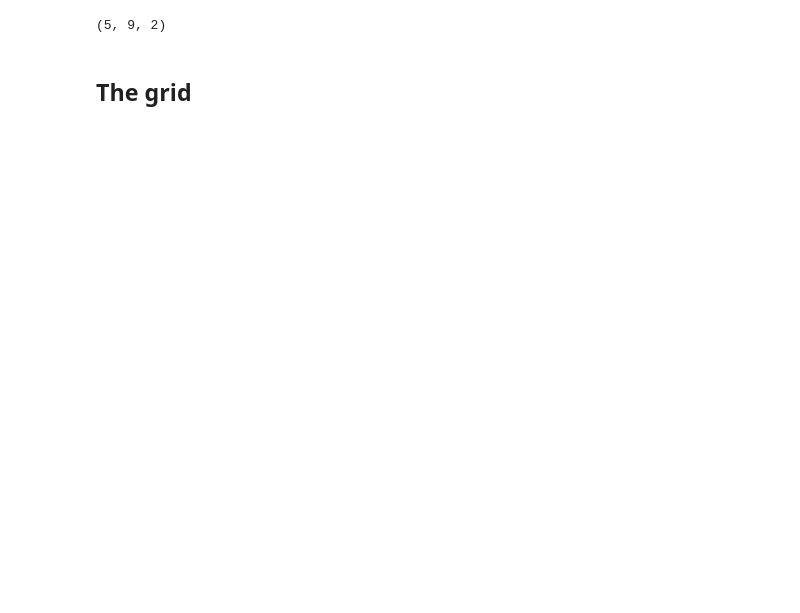
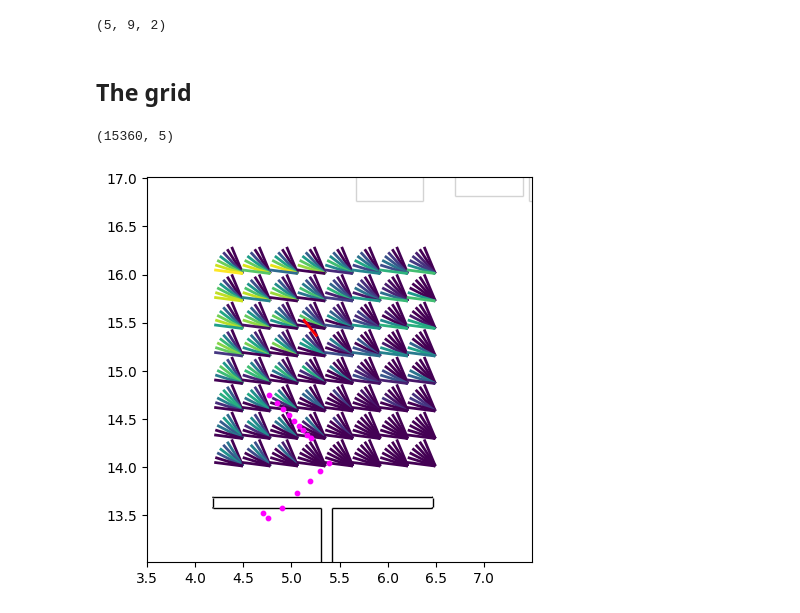
Before and after one commit to mirkoklukas/bayes3d, a Jupyter notebook: scripts/notebooks/_mkl/04c - 2d Slam in Bayes3D - Hierarchical.ipynb, the cells around one changed output. Cells and saved outputs as stored; diff of their text form; code cells hidden in the pictures; blank space fills up the shorter version.

```diff
--- a/scripts/notebooks/_mkl/04c - 2d Slam in Bayes3D - Hierarchical.ipynb
+++ b/scripts/notebooks/_mkl/04c - 2d Slam in Bayes3D - Hierarchical.ipynb
@@ -539 +574,32 @@ def plot_pose_grid(ax, vs, sc):
+# %%
+i = 0
+tr = trs.slice(i)
+_,xs = tr.get_retval()
+
+dx  = 1.
+dhd = 35/180*jnp.pi
+shape = (8, 8, 8, 5, 6)
+
+# Grid
+vs = make_inference_grid(tr, shape, dx, dhd,  sig=0.8, outlier=0.8)
+vs_flat = vs.reshape(-1,len(shape))
+vs_flat.shape
+# %% [output]
+(15360, 5)
+# %%
+# Eval
+key = keysplit(key)
+sc_flat = eval_pose_and_sensor(tr, key, vs_flat[:,:3], jnp.sqrt(vs_flat[:,3]), vs_flat[:,4])
+sc_flat = sc_flat - jax.scipy.special.logsumexp(sc_flat)
+sc = sc_flat.reshape(shape)
+
+# Grid -vs- True
+xdist  = jnp.linalg.norm(vs_flat[:,:2]-p0[:2], axis=1)
+hddist = jnp.abs(jax.vmap(adjust_angle)(vs_flat[:,2]-p0[2]))
+
+# ------------------
+fig, ax = plt.subplots(1,1, figsize=(5,5))
+plot_pose_grid(ax, vs[:,:,:,2,2], sc[:,:,:,2,2], PAD=2)
+# %% [output]
+[figure, added]
 # %%
```
Also changed, not shown: parts of 12 cells of this notebook, 9 other files.
